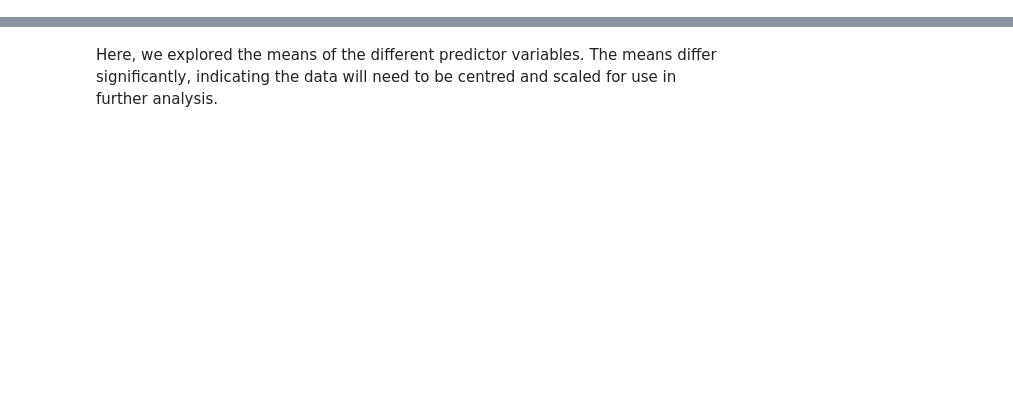
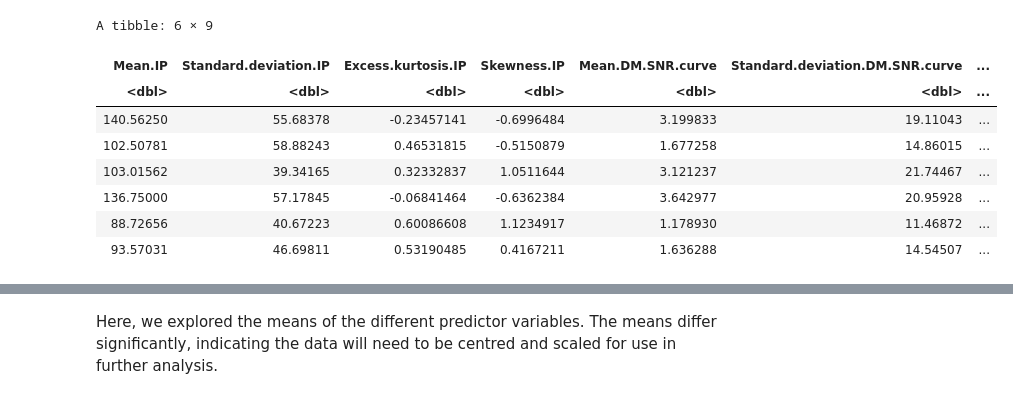
Before and after one commit to saminourji/PulsarStarProject, a Jupyter notebook: Project_Proposal.ipynb, the cells around one changed output, grey strips where cells are left out. Drawn from its saved outputs; the diff is of its cells as text; code cells hidden in the pictures; blank space fills up the shorter version.

```diff
--- a/Project_Proposal.ipynb
+++ b/Project_Proposal.ipynb
@@ -68,3 +85,25 @@ SyntaxError: invalid syntax (3977979726.py, line 25)
+# %%
+## CLEANING & WRANGLING DATA INTO A TIDY FORMAT ##
+
+# make the class column (that determines whether an observation is a pulsar or not) as a factor
+pulsar_data <- pulsar_data |>
+        mutate(Class = as_factor(Class))
+
+#replace spaces in column names by dots
+colnames(pulsar_data) = make.names(colnames(pulsar_data))
+
+#display the first 6 rows of our now tidy dataset
+head(pulsar_data)
+# %% [output]
+A tibble: 6 × 9
+| Mean.IP | Standard.deviation.IP | Excess.kurtosis.IP | Skewness.IP | Mean.DM.SNR.curve | Standard.deviation.DM.SNR.curve | ... |
+| <dbl> | <dbl> | <dbl> | <dbl> | <dbl> | <dbl> | ... |
+| 140.56250 | 55.68378 | -0.23457141 | -0.6996484 | 3.199833 | 19.11043 | ... |
+| 102.50781 | 58.88243 | 0.46531815 | -0.5150879 | 1.677258 | 14.86015 | ... |
+| 103.01562 | 39.34165 | 0.32332837 | 1.0511644 | 3.121237 | 21.74467 | ... |
+| 136.75000 | 57.17845 | -0.06841464 | -0.6362384 | 3.642977 | 20.95928 | ... |
+| 88.72656 | 40.67223 | 0.60086608 | 1.1234917 | 1.178930 | 11.46872 | ... |
+| 93.57031 | 46.69811 | 0.53190485 | 0.4167211 | 1.636288 | 14.54507 | ... |
 # %%
 ## EXPLORATORY DATA ANALYSIS ##
 
```
Also changed, not shown: parts of 12 cells of this notebook.
